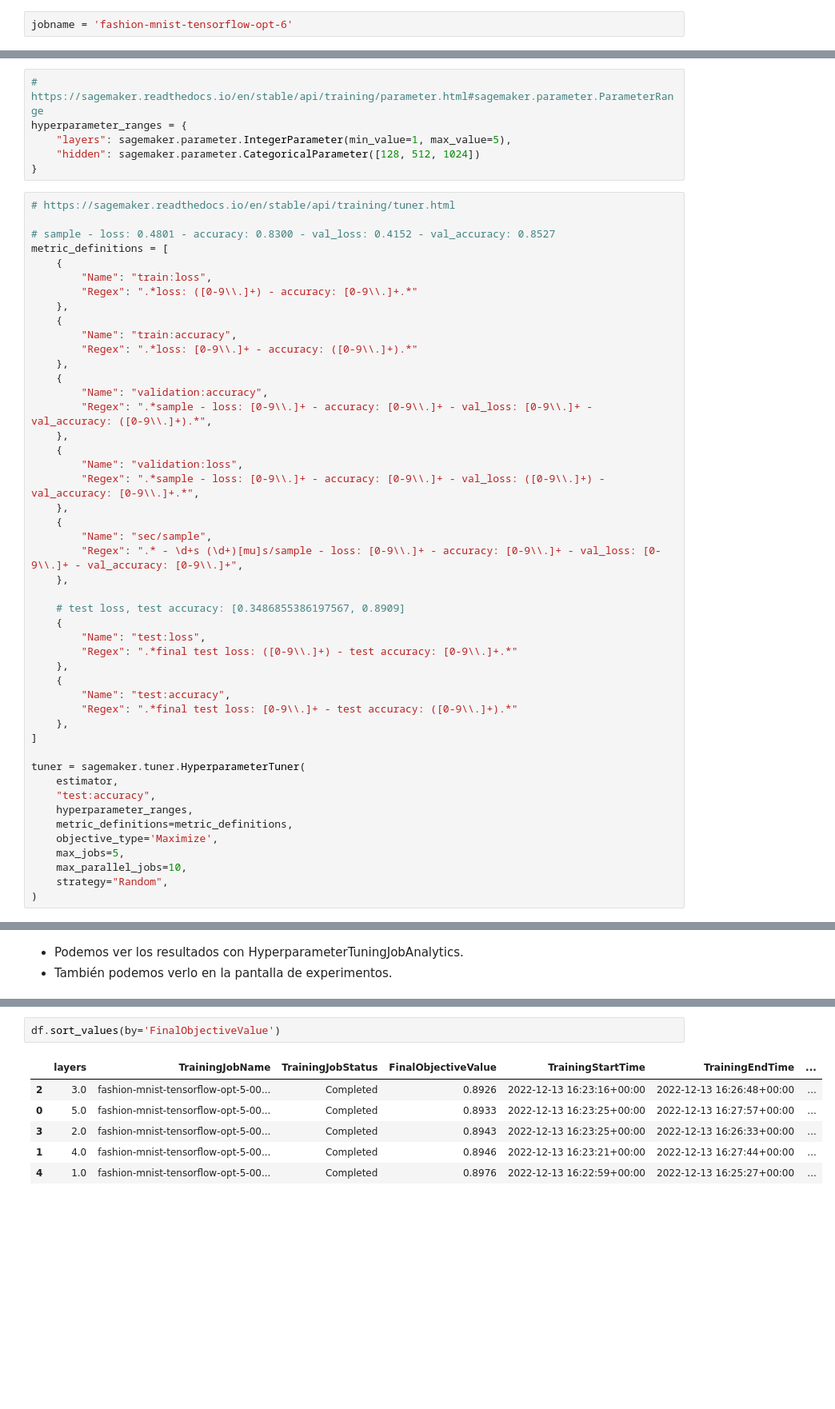
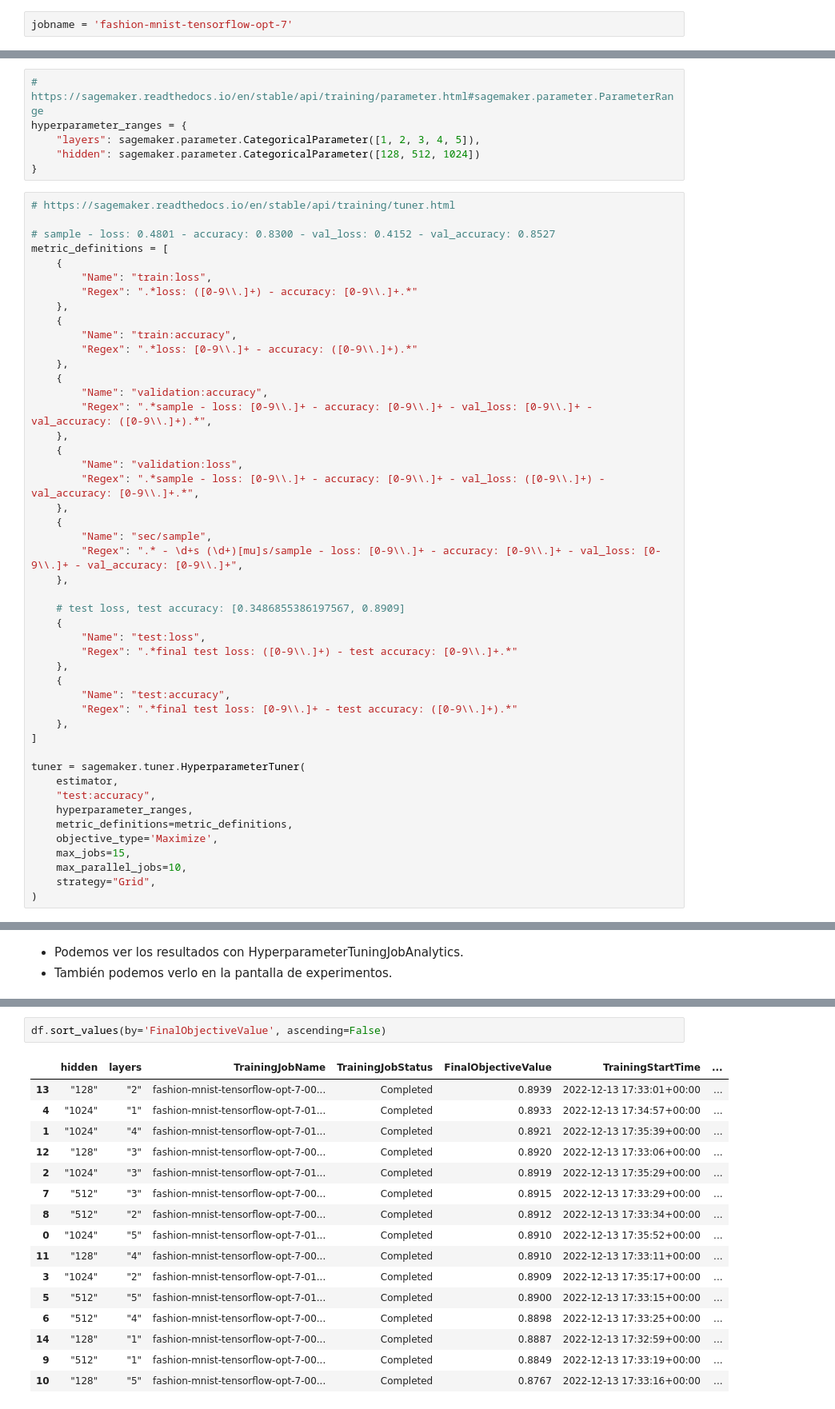
Before and after one commit to fernandodelacalle/miax-sagemaker, a Jupyter notebook: module_4/4_07.ipynb, the cells around one changed output, grey strips where cells are left out. Shown at 80% size. Cells and saved outputs as stored; diff of their text form; blank space fills up the shorter version.

````diff
--- a/module_4/4_07.ipynb
+++ b/module_4/4_07.ipynb
@@ -149,7 +149,7 @@ python fashion_mnist_tensoflow_opt.py --model_dir ./test_tf --output_dir ./test_
 ```
 - Donde tenemos un parámetro layers que nos permite cambiar la aquitectura del modelo.
 # %%
-jobname = 'fashion-mnist-tensorflow-opt-6'
+jobname = 'fashion-mnist-tensorflow-opt-7'
 # %%
 hyperparameters = {
     "epochs": 20,
@@ -172,7 +172,7 @@ estimator = TensorFlow(
 # %%
 # https://sagemaker.readthedocs.io/en/stable/api/training/parameter.html#sagemaker.parameter.ParameterRange
 hyperparameter_ranges = {
-    "layers": sagemaker.parameter.IntegerParameter(min_value=1, max_value=5),
+    "layers": sagemaker.parameter.CategoricalParameter([1, 2, 3, 4, 5]),
     "hidden": sagemaker.parameter.CategoricalParameter([128, 512, 1024])
 }
 # %%
@@ -218,9 +218,9 @@ tuner = sagemaker.tuner.HyperparameterTuner(
     hyperparameter_ranges,
     metric_definitions=metric_definitions,
     objective_type='Maximize',
-    max_jobs=5,
+    max_jobs=15,
     max_parallel_jobs=10,
-    strategy="Random",
+    strategy="Grid",
 )
 # %%
 tuner.fit(
@@ -246,12 +256,22 @@ df
 # %%
-df.sort_values(by='FinalObjectiveValue')
+df.sort_values(by='FinalObjectiveValue', ascending=False)
 # %% [output]
-|  | layers | TrainingJobName | TrainingJobStatus | FinalObjectiveValue | TrainingStartTime | TrainingEndTime | ... |
-| 2 | 3.0 | fashion-mnist-tensorflow-opt-5-00... | Completed | 0.8926 | 2022-12-13 16:23:16+00:00 | 2022-12-13 16:26:48+00:00 | ... |
-| 0 | 5.0 | fashion-mnist-tensorflow-opt-5-00... | Completed | 0.8933 | 2022-12-13 16:23:25+00:00 | 2022-12-13 16:27:57+00:00 | ... |
-| 3 | 2.0 | fashion-mnist-tensorflow-opt-5-00... | Completed | 0.8943 | 2022-12-13 16:23:25+00:00 | 2022-12-13 16:26:33+00:00 | ... |
-| 1 | 4.0 | fashion-mnist-tensorflow-opt-5-00... | Completed | 0.8946 | 2022-12-13 16:23:21+00:00 | 2022-12-13 16:27:44+00:00 | ... |
-| 4 | 1.0 | fashion-mnist-tensorflow-opt-5-00... | Completed | 0.8976 | 2022-12-13 16:22:59+00:00 | 2022-12-13 16:25:27+00:00 | ... |
+|  | hidden | layers | TrainingJobName | TrainingJobStatus | FinalObjectiveValue | TrainingStartTime | ... |
+| 13 | "128" | "2" | fashion-mnist-tensorflow-opt-7-00... | Completed | 0.8939 | 2022-12-13 17:33:01+00:00 | ... |
+| 4 | "1024" | "1" | fashion-mnist-tensorflow-opt-7-01... | Completed | 0.8933 | 2022-12-13 17:34:57+00:00 | ... |
+| 1 | "1024" | "4" | fashion-mnist-tensorflow-opt-7-01... | Completed | 0.8921 | 2022-12-13 17:35:39+00:00 | ... |
+| 12 | "128" | "3" | fashion-mnist-tensorflow-opt-7-00... | Completed | 0.8920 | 2022-12-13 17:33:06+00:00 | ... |
+| 2 | "1024" | "3" | fashion-mnist-tensorflow-opt-7-01... | Completed | 0.8919 | 2022-12-13 17:35:29+00:00 | ... |
+| 7 | "512" | "3" | fashion-mnist-tensorflow-opt-7-00... | Completed | 0.8915 | 2022-12-13 17:33:29+00:00 | ... |
+| 8 | "512" | "2" | fashion-mnist-tensorflow-opt-7-00... | Completed | 0.8912 | 2022-12-13 17:33:34+00:00 | ... |
+| 0 | "1024" | "5" | fashion-mnist-tensorflow-opt-7-01... | Completed | 0.8910 | 2022-12-13 17:35:52+00:00 | ... |
+| 11 | "128" | "4" | fashion-mnist-tensorflow-opt-7-00... | Completed | 0.8910 | 2022-12-13 17:33:11+00:00 | ... |
+| 3 | "1024" | "2" | fashion-mnist-tensorflow-opt-7-01... | Completed | 0.8909 | 2022-12-13 17:35:17+00:00 | ... |
+| 5 | "512" | "5" | fashion-mnist-tensorflow-opt-7-01... | Completed | 0.8900 | 2022-12-13 17:33:15+00:00 | ... |
+| 6 | "512" | "4" | fashion-mnist-tensorflow-opt-7-00... | Completed | 0.8898 | 2022-12-13 17:33:25+00:00 | ... |
+| 14 | "128" | "1" | fashion-mnist-tensorflow-opt-7-00... | Completed | 0.8887 | 2022-12-13 17:32:59+00:00 | ... |
+| 9 | "512" | "1" | fashion-mnist-tensorflow-opt-7-00... | Completed | 0.8849 | 2022-12-13 17:33:19+00:00 | ... |
+| 10 | "128" | "5" | fashion-mnist-tensorflow-opt-7-00... | Completed | 0.8767 | 2022-12-13 17:33:16+00:00 | ... |
 # %%
 df.loc[
     :, ['FinalObjectiveValue', 'layers']
````
Also changed, not shown: parts of 4 cells of this notebook, 11 other files.
